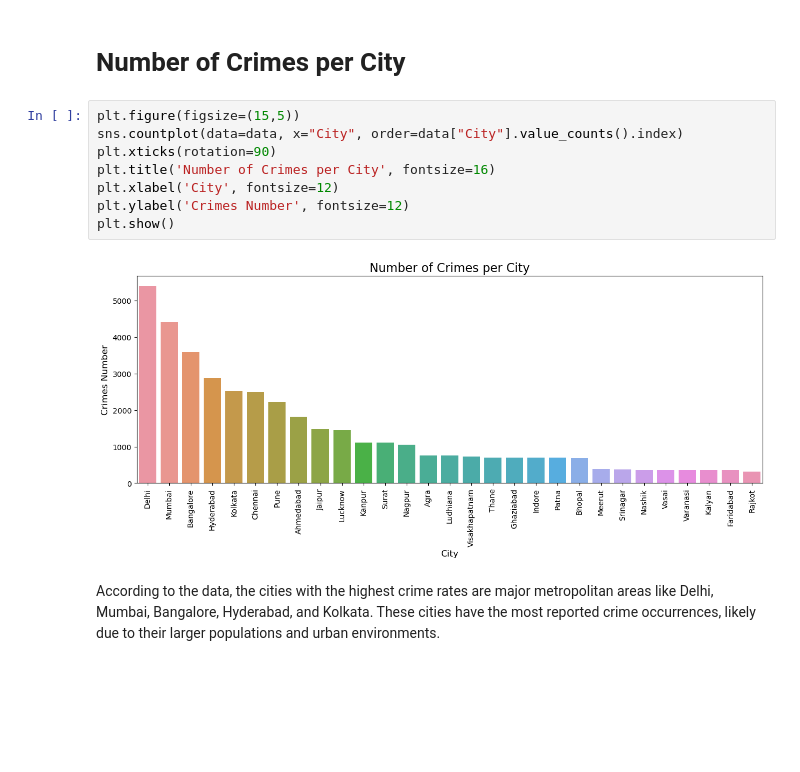
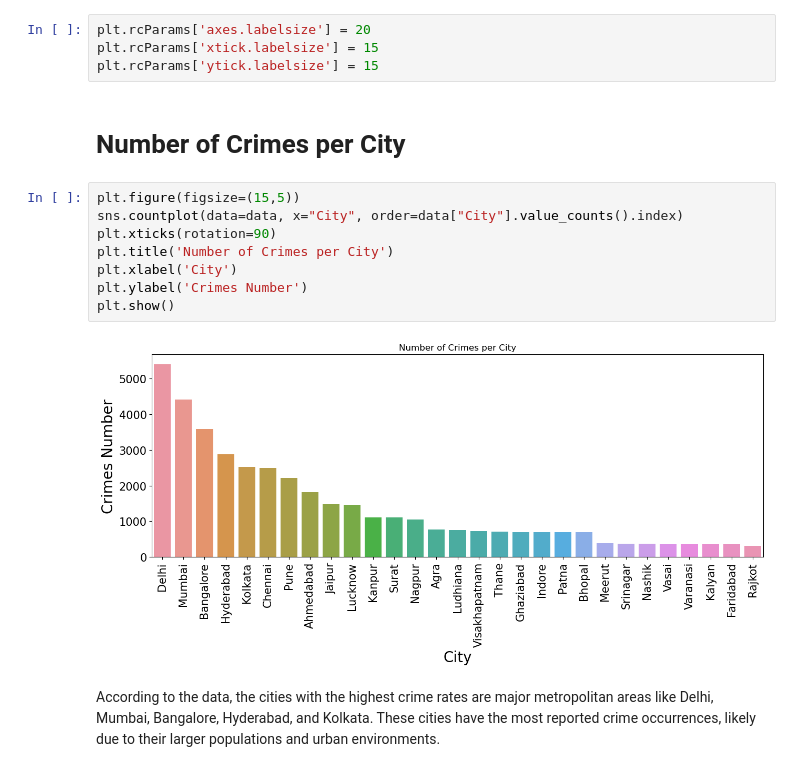
Before and after one commit to ashish26meshram/MLProject, a Jupyter notebook: Analysis of Indian Crime/Crime Analytics Across Indian Cities( Final).ipynb, the cells around one changed output. Cells and saved outputs as stored; diff of their text form; blank space fills up the shorter version.

```diff
--- a/Analysis of Indian Crime/Crime Analytics Across Indian Cities( Final).ipynb
+++ b/Analysis of Indian Crime/Crime Analytics Across Indian Cities( Final).ipynb
@@ -113,18 +113,22 @@ data.head(3)
 | 2 | 02-01-2020 | 05:00:00 | 01-01-2020 | 02:00:00 | Ludhiana | 271 | ... |
 # %% [markdown]
 <div style="page-break-after: always;"></div>
+# %%
+plt.rcParams['axes.labelsize'] = 20
+plt.rcParams['xtick.labelsize'] = 15
+plt.rcParams['ytick.labelsize'] = 15
 # %% [markdown]
 # Number of Crimes per City
 # %%
 plt.figure(figsize=(15,5))
 sns.countplot(data=data, x="City", order=data["City"].value_counts().index)
 plt.xticks(rotation=90)
-plt.title('Number of Crimes per City', fontsize=16)
-plt.xlabel('City', fontsize=12)
-plt.ylabel('Crimes Number', fontsize=12)
+plt.title('Number of Crimes per City')
+plt.xlabel('City')
+plt.ylabel('Crimes Number')
 plt.show()
 # %% [output]
-[figure, old version]
+[figure, new version]
 # %% [markdown]
 According to the data, the cities with the highest crime rates are major metropolitan areas like Delhi, Mumbai, Bangalore, Hyderabad, and Kolkata. These cities have the most reported crime occurrences, likely due to their larger populations and urban environments.
 # %% [markdown]
```
Also changed, not shown: parts of 17 cells of this notebook, 1 other file.
